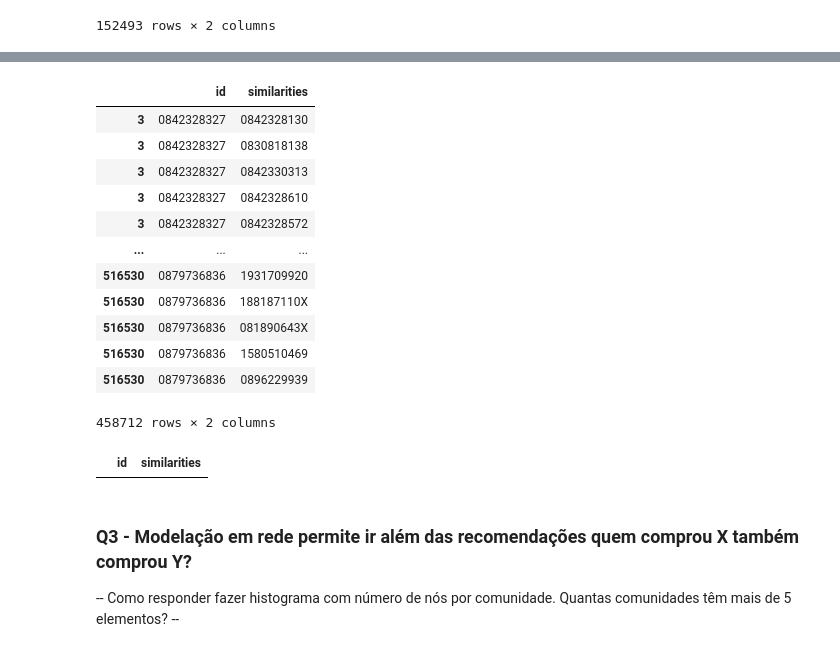
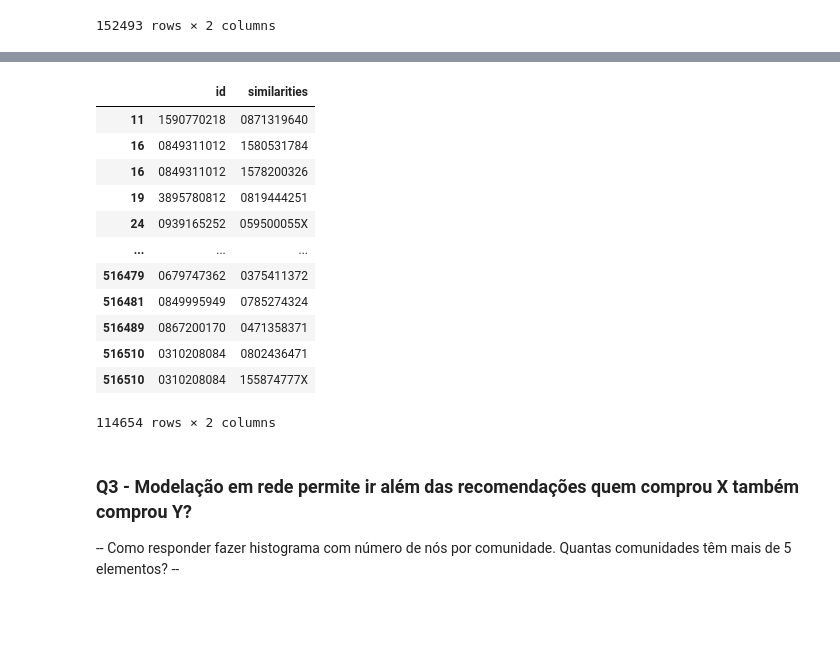
Before and after one commit to DEISI-ULHT-TFC-2023-24/TFC-DEISI88-CoBuyPatterns, a Jupyter notebook: TFC - revision.ipynb, the cells around one changed output, grey strips where cells are left out. Saved outputs shown, nothing was run; the diff lists cells and outputs as text; code cells hidden in the pictures; blank space fills up the shorter version.

```diff
--- a/TFC - revision.ipynb
+++ b/TFC - revision.ipynb
@@ -796,0 +778,16 @@ print(number_of_duplicates)
+# %%
+restricao = count_ids_by_similarities[count_ids_by_similarities['id'] <= 4]
+print(len(restricao))
+
+ids_validos = restricao['similarities'].isin(book['id'])
+restricao_filtrada = restricao[ids_validos]
+
+similaridades_validas = restricao_filtrada['similarities'].to_list()
+
+book_filtrado = book[book['id'].isin(similaridades_validas)]
+
+#
+bf_explo_similarities = book_filtrado.explode('similarities')
+bf_explo_similarities
+#
+trial3 = bf_explo_similarities[bf_explo_similarities['similarities'].isin(similaridades_validas)]
@@ -797,25 +809,20 @@ print(number_of_duplicates)
 # %%
 #We create the csv that shows the relationship between products. We call this file produts_relation
-products_network = book_exploded_2[['id','similarities']]
+#rede com restriçao 4
+products_network = trial3[['id','similarities']]
 products_network.to_csv('produts_relation.csv')
 products_network
 # %% [output]
 |  | id | similarities |
-| 3 | 0842328327 | 0842328130 |
-| 3 | 0842328327 | 0830818138 |
-| 3 | 0842328327 | 0842330313 |
-| 3 | 0842328327 | 0842328610 |
-| 3 | 0842328327 | 0842328572 |
+| 11 | 1590770218 | 0871319640 |
+| 16 | 0849311012 | 1580531784 |
+| 16 | 0849311012 | 1578200326 |
+| 19 | 3895780812 | 0819444251 |
+| 24 | 0939165252 | 059500055X |
 | ... | ... | ... |
-| 516530 | 0879736836 | 1931709920 |
-| 516530 | 0879736836 | 188187110X |
-| 516530 | 0879736836 | 081890643X |
-| 516530 | 0879736836 | 1580510469 |
-| 516530 | 0879736836 | 0896229939 |
+| 516479 | 0679747362 | 0375411372 |
+| 516481 | 0849995949 | 0785274324 |
+| 516489 | 0867200170 | 0471358371 |
+| 516510 | 0310208084 | 0802436471 |
+| 516510 | 0310208084 | 155874777X |
-458712 rows × 2 columns
+114654 rows × 2 columns
-# %%
-# isto prova que certos produtos nesta rede existem como similaridade mas nao como is
-test = products_network[products_network['id'] == '0830818138']
-test
-# %% [output]
-|  | id | similarities |
```
Also changed, not shown: parts of 41 cells of this notebook.
